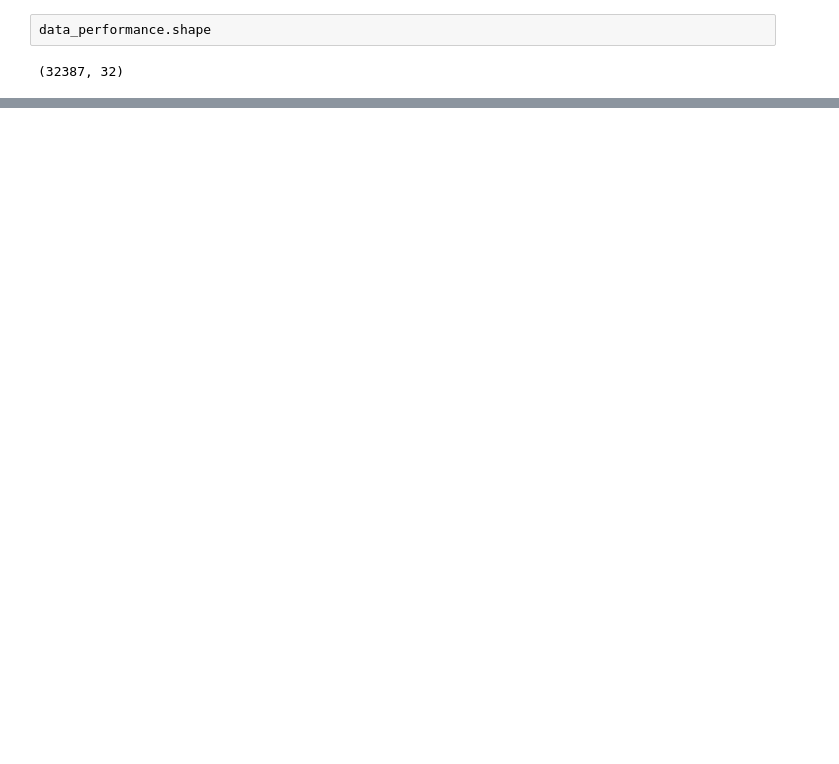
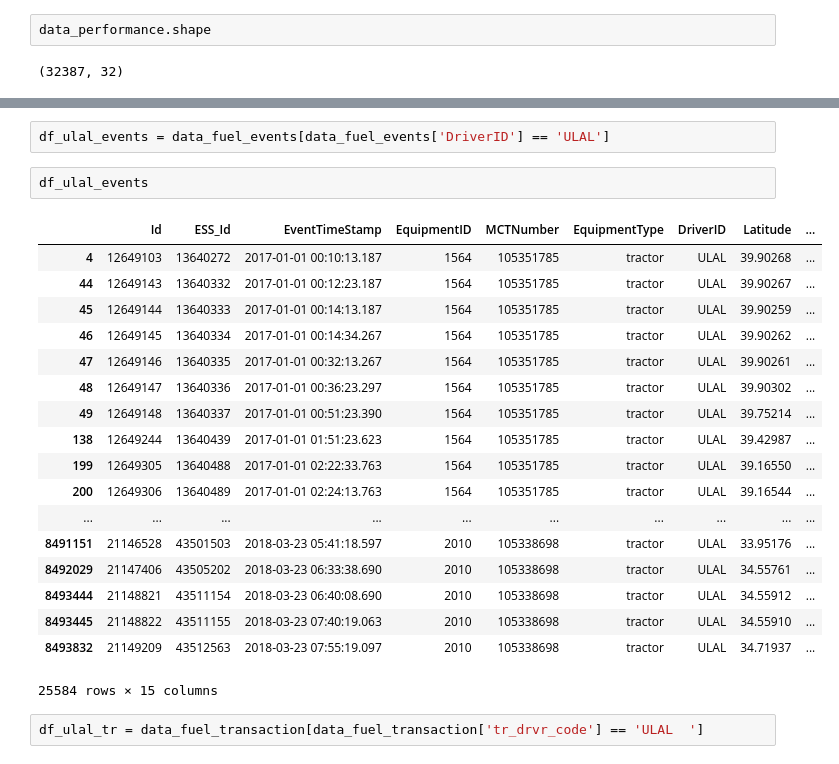
Before and after one commit to paulo-g-martinez/dq-6-fraud-detection, a Jupyter notebook: testing_BigG.ipynb, the cells around one changed output, grey strips where cells are left out. Cells and saved outputs as stored; diff of their text form; blank space fills up the shorter version.

```diff
--- a/testing_BigG.ipynb
+++ b/testing_BigG.ipynb
@@ -498,0 +655,25 @@ Int64Index([ 0,  1,  2,  3,  4,  5,  6,  7,  8,  9, 10, 11, 12, 13, 14, 15, 16,
+# %%
+df_ulal_events = data_fuel_events[data_fuel_events['DriverID'] == 'ULAL']
+# %%
+df_ulal_events
+# %% [output]
+|  | Id | ESS_Id | EventTimeStamp | EquipmentID | MCTNumber | EquipmentType | DriverID | Latitude | ... |
+| 4 | 12649103 | 13640272 | 2017-01-01 00:10:13.187 | 1564 | 105351785 | tractor | ULAL | 39.90268 | ... |
+| 44 | 12649143 | 13640332 | 2017-01-01 00:12:23.187 | 1564 | 105351785 | tractor | ULAL | 39.90267 | ... |
+| 45 | 12649144 | 13640333 | 2017-01-01 00:14:13.187 | 1564 | 105351785 | tractor | ULAL | 39.90259 | ... |
+| 46 | 12649145 | 13640334 | 2017-01-01 00:14:34.267 | 1564 | 105351785 | tractor | ULAL | 39.90262 | ... |
+| 47 | 12649146 | 13640335 | 2017-01-01 00:32:13.267 | 1564 | 105351785 | tractor | ULAL | 39.90261 | ... |
+| 48 | 12649147 | 13640336 | 2017-01-01 00:36:23.297 | 1564 | 105351785 | tractor | ULAL | 39.90302 | ... |
+| 49 | 12649148 | 13640337 | 2017-01-01 00:51:23.390 | 1564 | 105351785 | tractor | ULAL | 39.75214 | ... |
+| 138 | 12649244 | 13640439 | 2017-01-01 01:51:23.623 | 1564 | 105351785 | tractor | ULAL | 39.42987 | ... |
+| 199 | 12649305 | 13640488 | 2017-01-01 02:22:33.763 | 1564 | 105351785 | tractor | ULAL | 39.16550 | ... |
+| 200 | 12649306 | 13640489 | 2017-01-01 02:24:13.763 | 1564 | 105351785 | tractor | ULAL | 39.16544 | ... |
+| ... | ... | ... | ... | ... | ... | ... | ... | ... | ... |
+| 8491151 | 21146528 | 43501503 | 2018-03-23 05:41:18.597 | 2010 | 105338698 | tractor | ULAL | 33.95176 | ... |
+| 8492029 | 21147406 | 43505202 | 2018-03-23 06:33:38.690 | 2010 | 105338698 | tractor | ULAL | 34.55761 | ... |
+| 8493444 | 21148821 | 43511154 | 2018-03-23 06:40:08.690 | 2010 | 105338698 | tractor | ULAL | 34.55912 | ... |
+| 8493445 | 21148822 | 43511155 | 2018-03-23 07:40:19.063 | 2010 | 105338698 | tractor | ULAL | 34.55910 | ... |
+| 8493832 | 21149209 | 43512563 | 2018-03-23 07:55:19.097 | 2010 | 105338698 | tractor | ULAL | 34.71937 | ... |
+25584 rows × 15 columns
+# %%
+df_ulal_tr = data_fuel_transaction[data_fuel_transaction['tr_drvr_code'] == 'ULAL  ']
```
Also changed, not shown: parts of 72 cells of this notebook, 7 other files.
